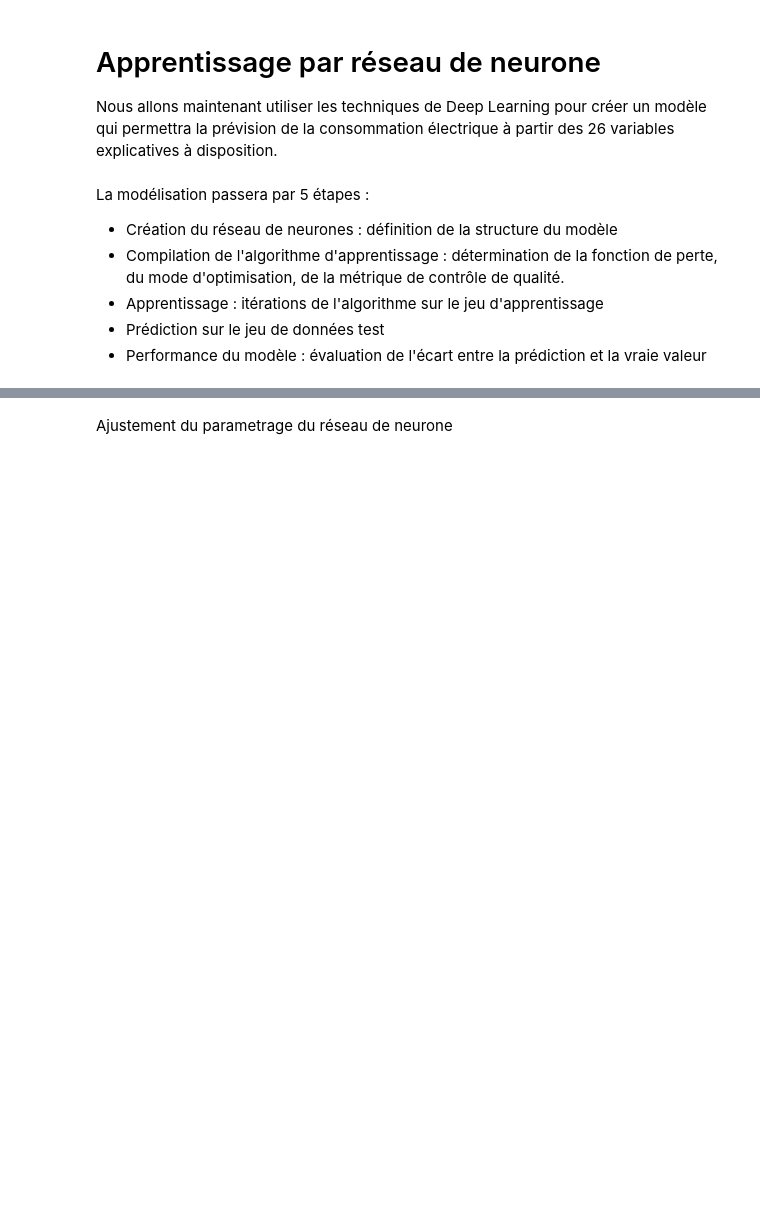
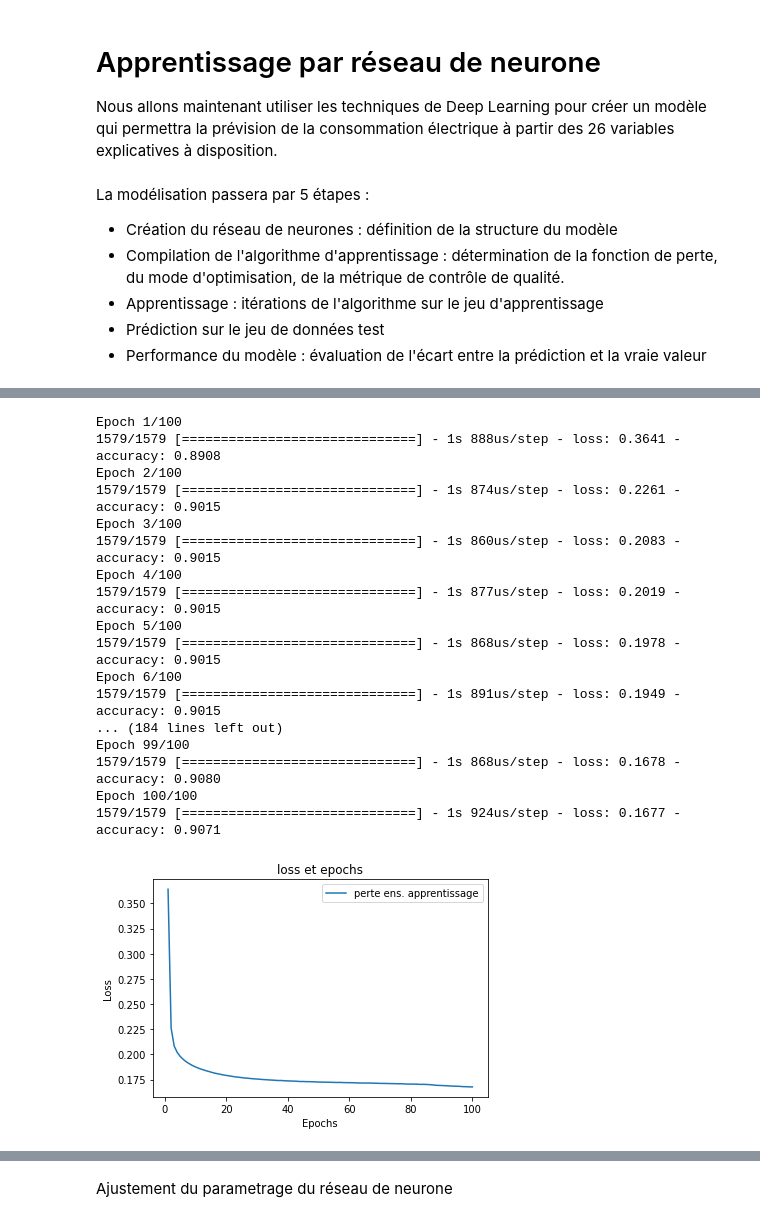
Before and after one commit to MarleneChevalier/Deep-Learning, a Jupyter notebook: Projet_DeepLearning.ipynb, the cells around one changed output, grey strips where cells are left out. Drawn from its saved outputs; the diff is of its cells as text; code cells hidden in the pictures; blank space fills up the shorter version.

```diff
--- a/Projet_DeepLearning.ipynb
+++ b/Projet_DeepLearning.ipynb
@@ -353,0 +334,35 @@ Epoch 30/30
+# %%
+#Apprentissage
+modelfit100=model_Ycat.fit(X_train, Y_catind_train,epochs=100,batch_size=10)
+
+# Parametre du modèle
+# graphique loss / epochs
+plt.clf()
+loss=modelfit100.history['loss']
+epochs=range(1,len(loss)+1)
+
+plt.plot(epochs,loss,label='perte ens. apprentissage')
+plt.title('loss et epochs')
+plt.xlabel('Epochs')
+plt.ylabel('Loss')
+plt.legend()
+plt.show()
+# %% [output]
+Epoch 1/100
+1579/1579 [==============================] - 1s 888us/step - loss: 0.3641 - accuracy: 0.8908
+Epoch 2/100
+1579/1579 [==============================] - 1s 874us/step - loss: 0.2261 - accuracy: 0.9015
+Epoch 3/100
+1579/1579 [==============================] - 1s 860us/step - loss: 0.2083 - accuracy: 0.9015
+Epoch 4/100
+1579/1579 [==============================] - 1s 877us/step - loss: 0.2019 - accuracy: 0.9015
+Epoch 5/100
+1579/1579 [==============================] - 1s 868us/step - loss: 0.1978 - accuracy: 0.9015
+Epoch 6/100
+1579/1579 [==============================] - 1s 891us/step - loss: 0.1949 - accuracy: 0.9015
+... (184 lines left out)
+Epoch 99/100
+1579/1579 [==============================] - 1s 868us/step - loss: 0.1678 - accuracy: 0.9080
+Epoch 100/100
+1579/1579 [==============================] - 1s 924us/step - loss: 0.1677 - accuracy: 0.9071
+[figure, added]
```
Also changed, not shown: parts of 9 cells of this notebook.
